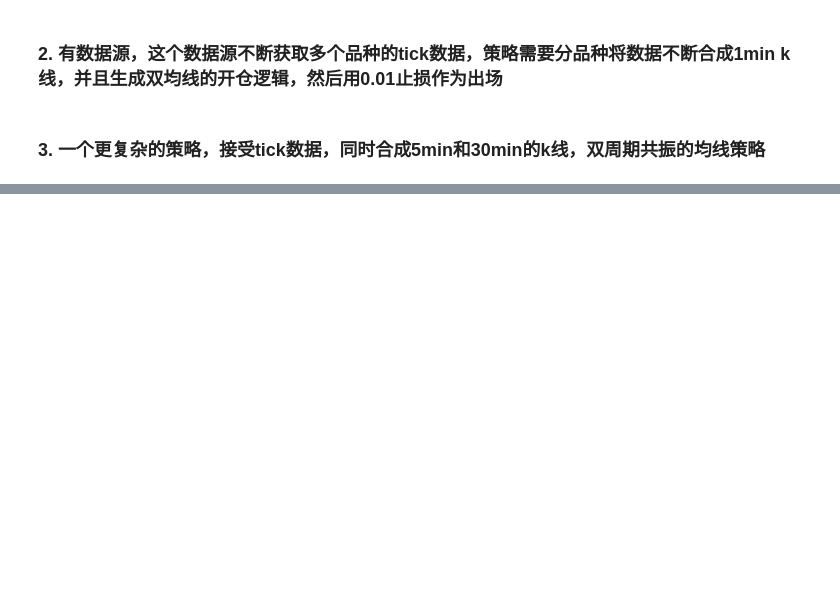
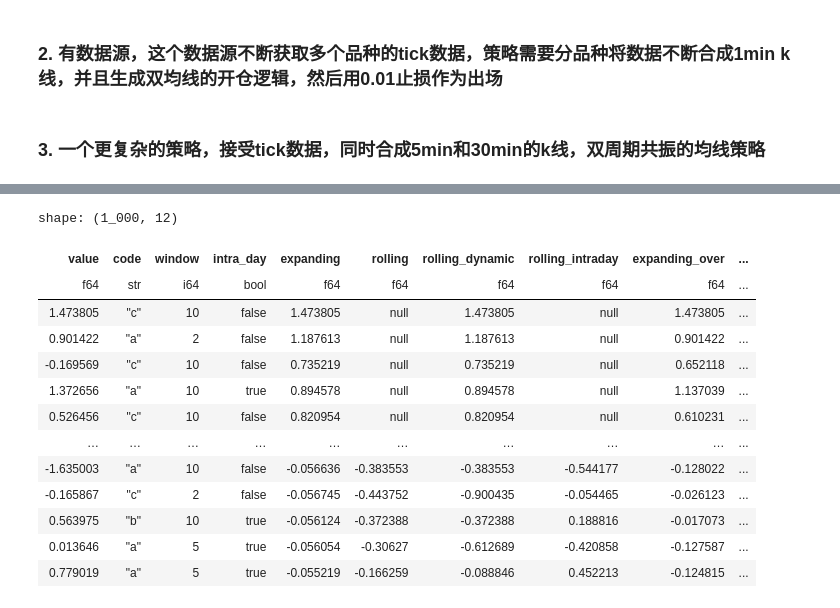
Before and after one commit to baiguoname/qust, a Jupyter notebook: examples/demo.ipynb, the cells around one changed output, grey strips where cells are left out. Saved outputs shown, nothing was run; the diff lists cells and outputs as text; code cells hidden in the pictures; blank space fills up the shorter version.

```diff
--- a/examples/demo.ipynb
+++ b/examples/demo.ipynb
@@ -579,0 +768,66 @@ df_bt_tick.calc_data(data).plot.line(x = "date", y = "pnl_cum")
+# %%
+# 例子1，自定义一个均线计算
+class MeanUdf(qs.UdfRow):
+
+    def __init__(self):
+        # 在内部做状态保留
+        self.sum = 0.0
+        self.count = 0.0
+
+    def output_schema(self, input_schema):
+        return [("mean_res", pl.Float64)]
+
+    # 更新数据
+    # value来自于输入的每一行
+    # col("a") => update(self, a_value)
+    # col("a", "b") => update(self, a_value, b_value)
+    def update(self, value):
+        self.sum += value
+        self.count += 1.0
+
+    # 计算结果，必须要返回一个list
+    def calc(self):
+        return [self.sum / self.count]
+
+    # 如果需要支持rolling，必须要实现这个方法，说明怎么滚动
+    def retract(self, value):
+        self.sum -= value
+        self.count -= 1.0
+
+import numpy as np
+n = 1000
+data_test = pl.DataFrame({
+    "value": np.random.randn(n),
+    "code": np.random.choice(["a", "b", "c"], size=n, replace=True),
+    "window": np.random.choice([10, 5, 2], size = n, replace=True),
+    "intra_day": np.random.choice([True, False], size = n, replace=True)
+})
+
+e = col("value").udf.row(MeanUdf())
+
+# 自定义的行算子可以在各类上下文中使用
+qs.with_cols(
+    e.expanding().alias("expanding"),
+    e.rolling(10).alias("rolling"),
+    e.rolling_dynamic("window").alias("rolling_dynamic"),
+    e.rolling_intra_day("intra_day", 3).alias("rolling_intraday"),
+    e.expanding().alias("expanding").over("code").add_suffix("over"),
+    e.rolling(10).alias("rolling").over("code").add_suffix("over"),
+    e.rolling_dynamic("window").alias("rolling_dynamic").add_suffix("over"),
+    e.rolling_intra_day("intra_day", 3).alias("rolling_intraday").add_suffix("over"),
+).calc_data(data_test)
+# %% [output]
+shape: (1_000, 12)
+| value | code | window | intra_day | expanding | rolling | rolling_dynamic | rolling_intraday | expanding_over | ... |
+| f64 | str | i64 | bool | f64 | f64 | f64 | f64 | f64 | ... |
+| 1.473805 | "c" | 10 | false | 1.473805 | null | 1.473805 | null | 1.473805 | ... |
+| 0.901422 | "a" | 2 | false | 1.187613 | null | 1.187613 | null | 0.901422 | ... |
+| -0.169569 | "c" | 10 | false | 0.735219 | null | 0.735219 | null | 0.652118 | ... |
+| 1.372656 | "a" | 10 | true | 0.894578 | null | 0.894578 | null | 1.137039 | ... |
+| 0.526456 | "c" | 10 | false | 0.820954 | null | 0.820954 | null | 0.610231 | ... |
+| … | … | … | … | … | … | … | … | … | ... |
+| -1.635003 | "a" | 10 | false | -0.056636 | -0.383553 | -0.383553 | -0.544177 | -0.128022 | ... |
+| -0.165867 | "c" | 2 | false | -0.056745 | -0.443752 | -0.900435 | -0.054465 | -0.026123 | ... |
+| 0.563975 | "b" | 10 | true | -0.056124 | -0.372388 | -0.372388 | 0.188816 | -0.017073 | ... |
+| 0.013646 | "a" | 5 | true | -0.056054 | -0.30627 | -0.612689 | -0.420858 | -0.127587 | ... |
+| 0.779019 | "a" | 5 | true | -0.055219 | -0.166259 | -0.088846 | 0.452213 | -0.124815 | ... |
```
Also changed, not shown: parts of 44 cells of this notebook, 6 other files.
